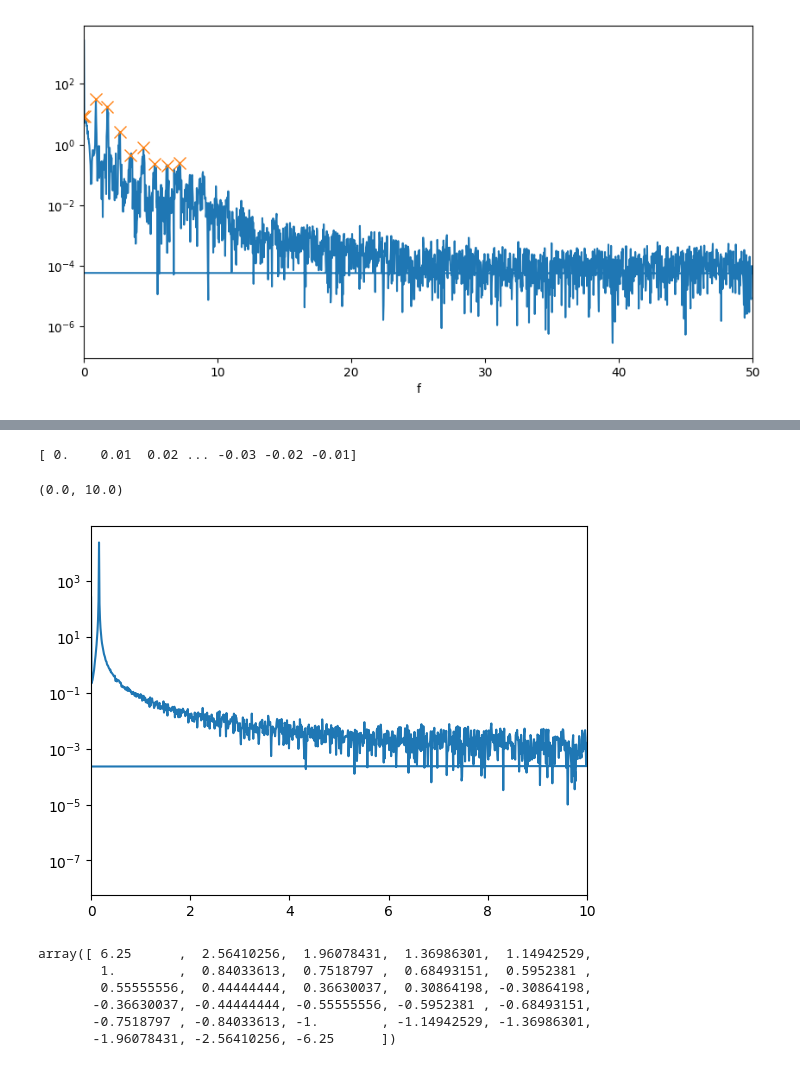
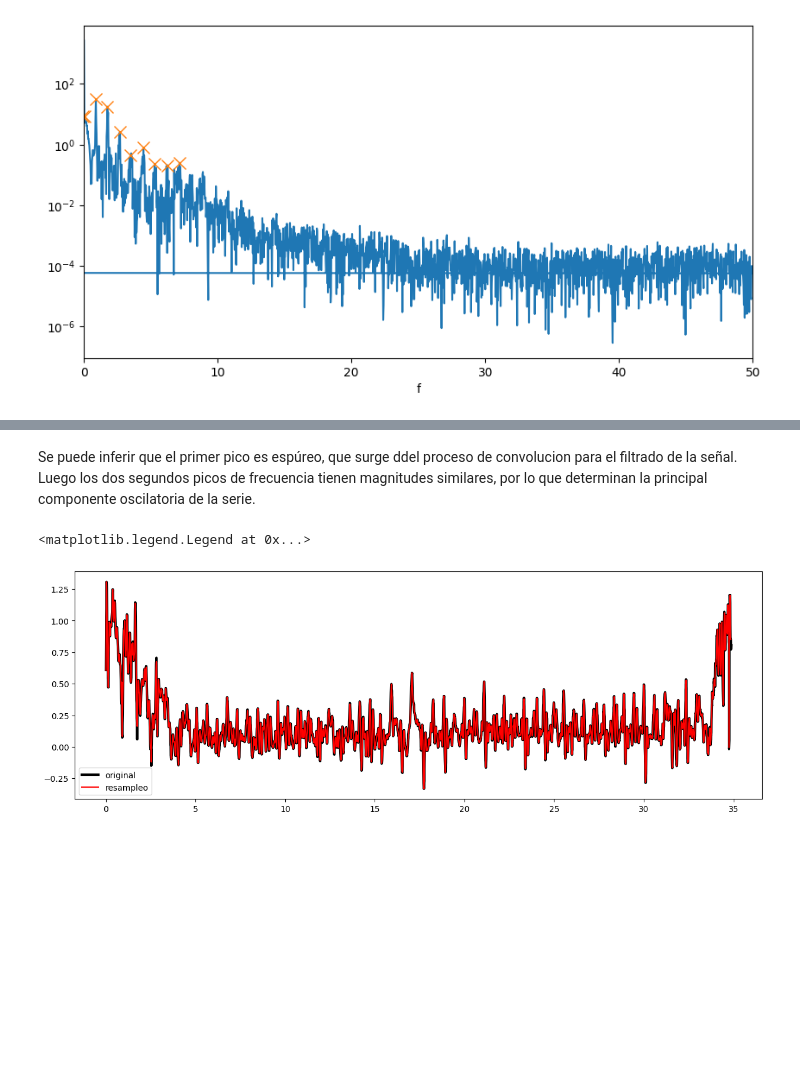
Before and after one commit to sebastlop/series-temporales-machine-learning, a Jupyter notebook: Apuntes/Tema-4/Tema-4-analisis-fourier.ipynb, the cells around one changed output, grey strips where cells are left out. Cells and saved outputs as stored; diff of their text form; code cells hidden in the pictures; blank space fills up the shorter version.

```diff
--- a/Apuntes/Tema-4/Tema-4-analisis-fourier.ipynb
+++ b/Apuntes/Tema-4/Tema-4-analisis-fourier.ipynb
@@ -227,5 +171,0 @@ array([6.42782631e+06, 2.13754813e+05, 5.98981666e+05, 9.07427957e+03,
-# %%
-t = np.arange(100000)*0.001
-data = np.sin(t)+np.random.uniform(0,0.1, size= 100000)
-plt.plot(t,data)
-plt.xlim(0,10)
@@ -235,20 +172,17 @@ plt.xlim(0,10)
-# %%
-freqs = np.fft.fftfreq(100000,0.001)
-print(freqs)
-spectral_density = np.abs(np.fft.fft(data, norm='ortho'))**2
-plt.semilogy(freqs, spectral_density)
-plt.xlim(0,10)
-# %% [output]
-[ 0.    0.01  0.02 ... -0.03 -0.02 -0.01]
-(0.0, 10.0)
-[figure, removed]
-# %%
-peaks = find_peaks(spectral_density,threshold=0.01, distance=10)[0]
-1/freqs[peaks]
-# %% [output]
-array([ 6.25      ,  2.56410256,  1.96078431,  1.36986301,  1.14942529,
-        1.        ,  0.84033613,  0.7518797 ,  0.68493151,  0.5952381 ,
-        0.55555556,  0.44444444,  0.36630037,  0.30864198, -0.30864198,
-       -0.36630037, -0.44444444, -0.55555556, -0.5952381 , -0.68493151,
-       -0.7518797 , -0.84033613, -1.        , -1.14942529, -1.36986301,
-       -1.96078431, -2.56410256, -6.25      ])
+# %% [markdown]
+Se puede inferir que el primer pico es espúreo, que surge ddel proceso de convolucion para el filtrado de la señal. Luego los dos segundos picos de frecuencia tienen magnitudes similares, por lo que determinan la principal componente oscilatoria de la serie.
+# %%
+signal_y = data[:,3]
+# interpolamos
+f = interp1d(time, signal_y, kind = 'linear')
+# necesitamos crear la nueva grilla de tiempo
+delta_t = 1e-2 # esta es equiespaciado
+n_grid = np.int64((time[-1]-time[0])/delta_t)
+new_signal_y = f(new_grid)
+plt.figure(figsize=(15,5))
+plt.plot(time, signal_y, 'k', lw = 3, label = 'original')
+plt.plot(new_grid, new_signal_y, 'r', label = 'resampleo')
+plt.legend()
+# %% [output]
+<matplotlib.legend.Legend at 0x...>
+[figure, added]
```
Also changed, not shown: parts of 13 cells of this notebook, 1 other file.
